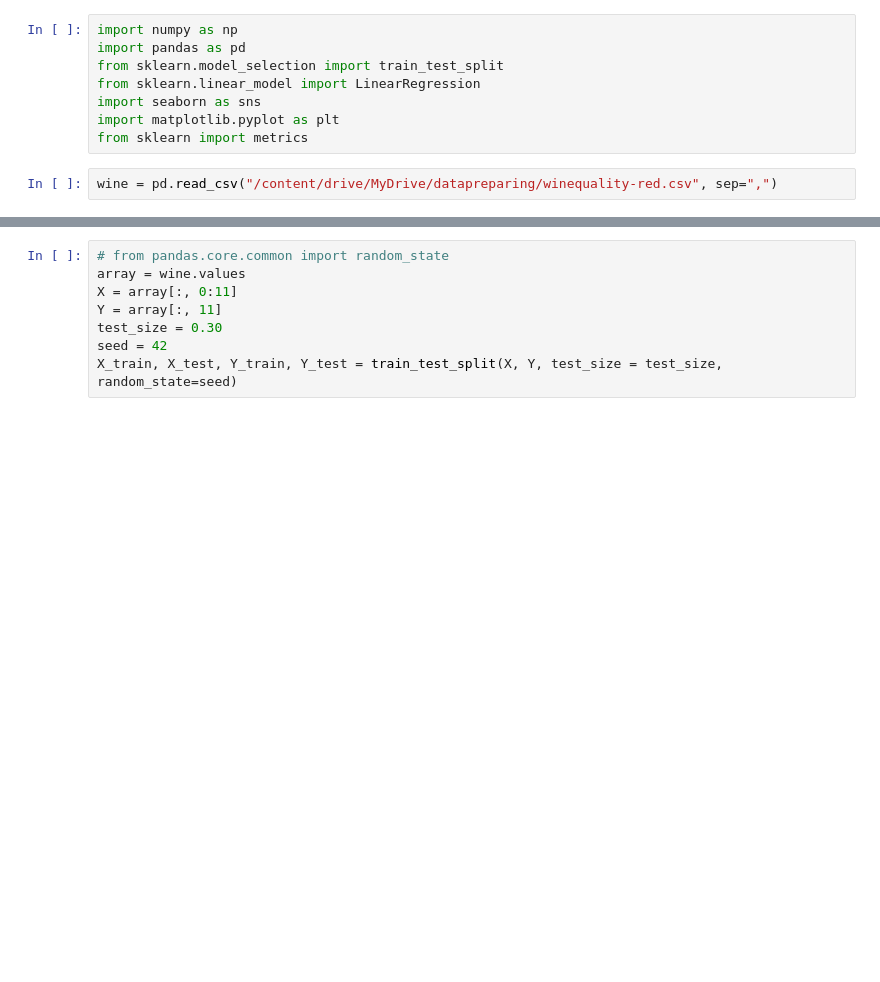
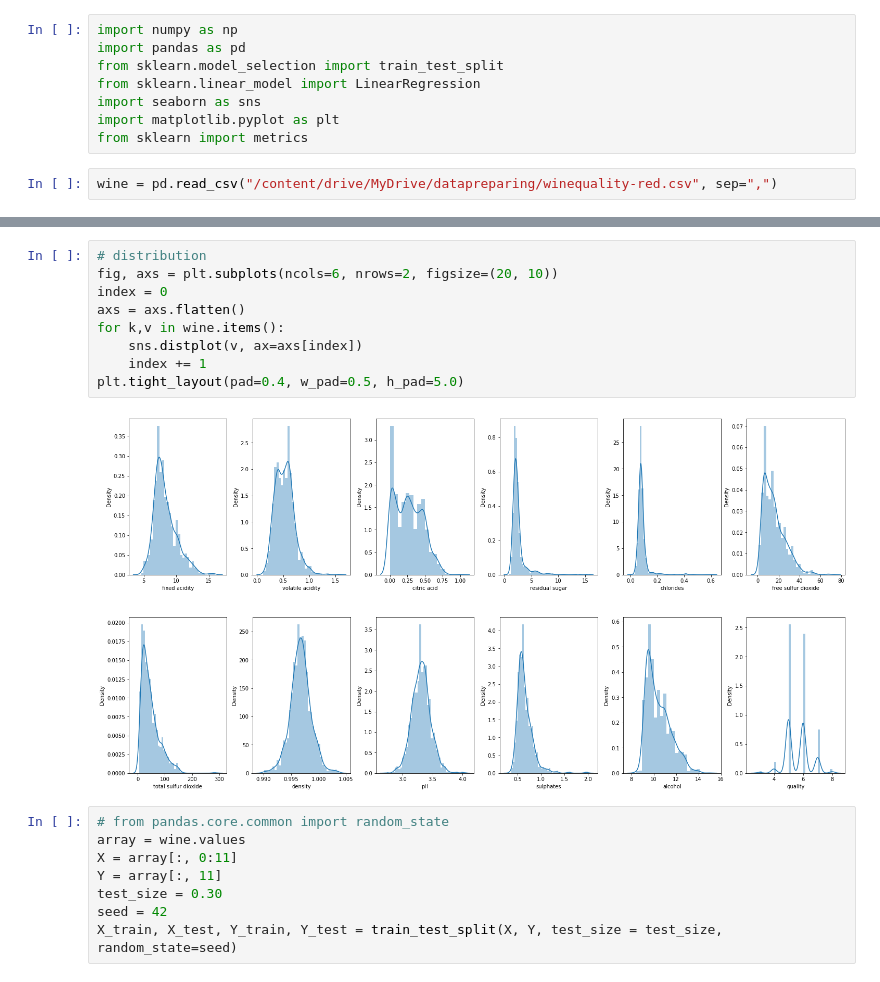
Before and after one commit to thuhuong205201/Data_preparing, a Jupyter notebook: Hw6.ipynb, the cells around one changed output, grey strips where cells are left out. Saved outputs shown, nothing was run; the diff lists cells and outputs as text; blank space fills up the shorter version.

```diff
--- a/Hw6.ipynb
+++ b/Hw6.ipynb
@@ -13,3 +58,14 @@ wine = pd.read_csv("/content/drive/MyDrive/datapreparing/winequality-red.csv", s
+# %%
+# distribution
+fig, axs = plt.subplots(ncols=6, nrows=2, figsize=(20, 10))
+index = 0
+axs = axs.flatten()
+for k,v in wine.items():
+    sns.distplot(v, ax=axs[index])
+    index += 1
+plt.tight_layout(pad=0.4, w_pad=0.5, h_pad=5.0)
+# %% [output]
+[figure, added]
 # %%
 # from pandas.core.common import random_state
 array = wine.values
```
Also changed, not shown: parts of 5 cells of this notebook.
